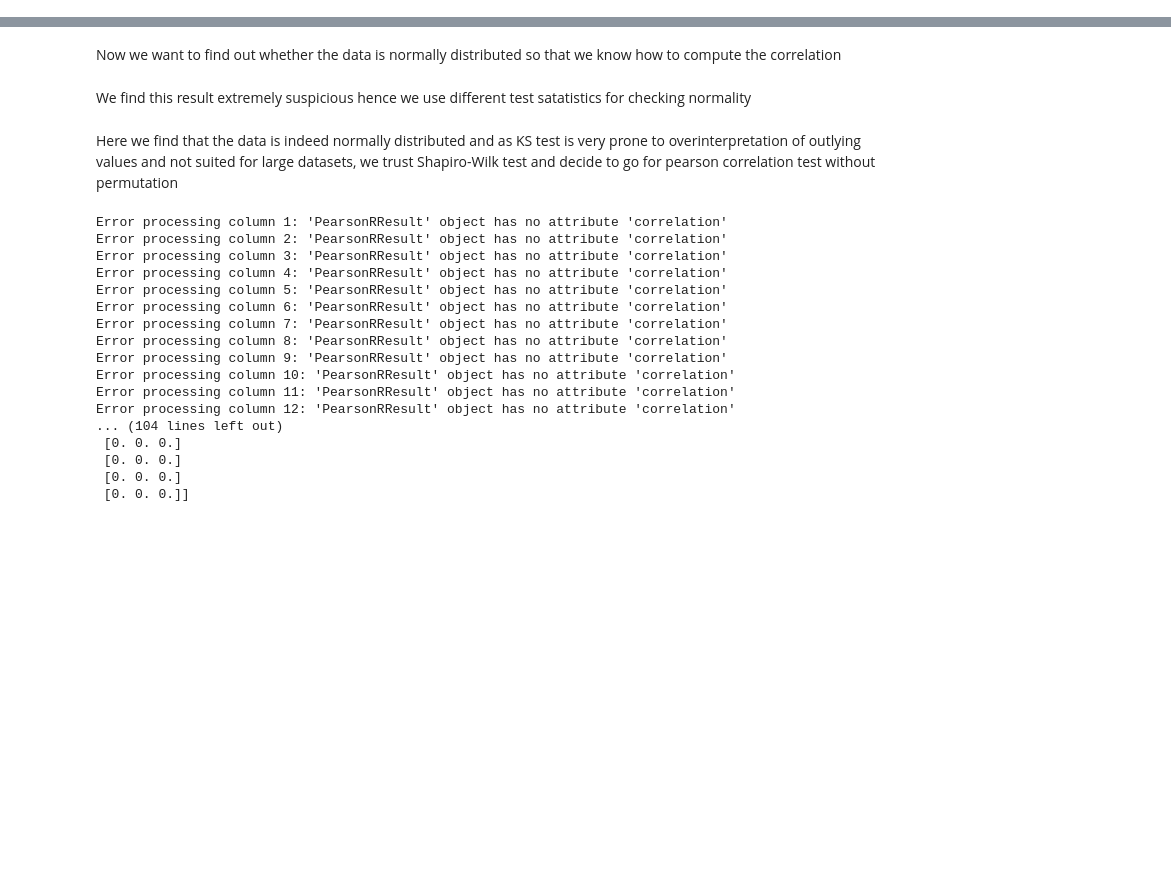
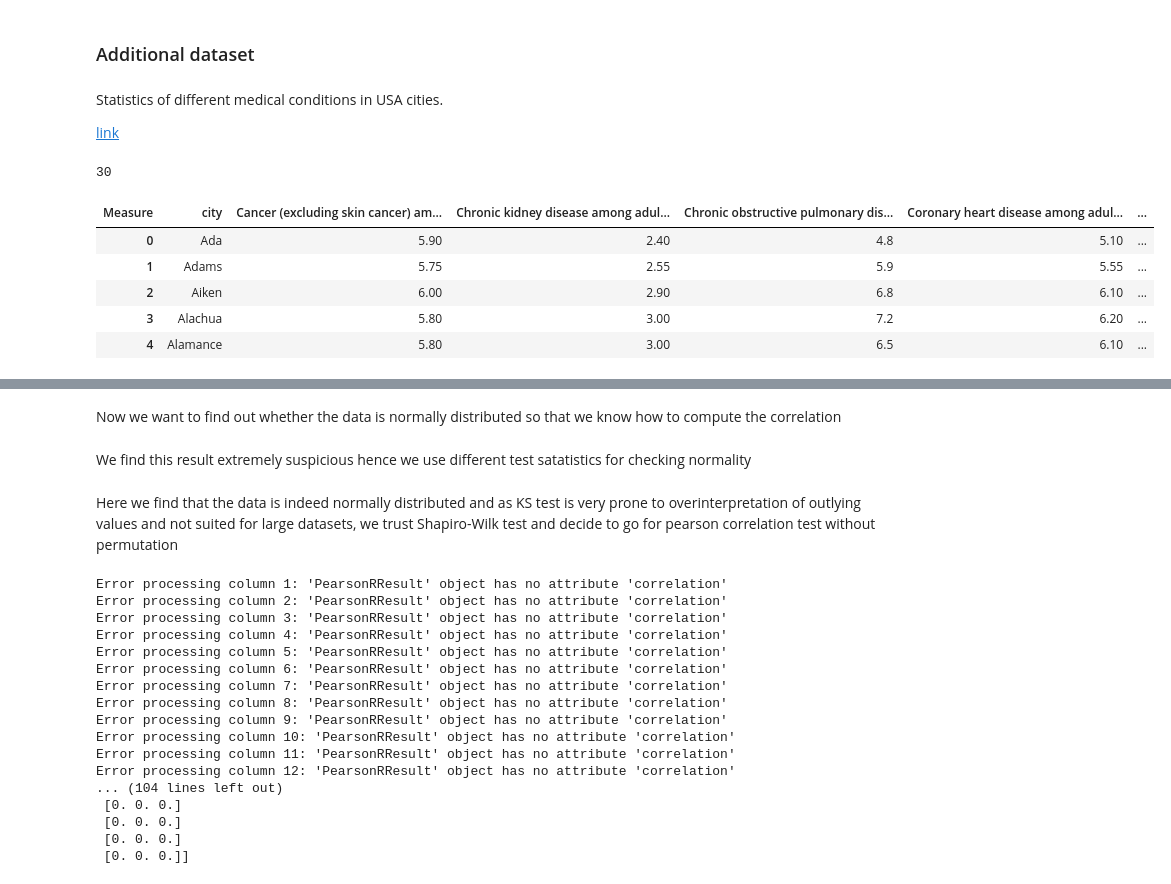
Before and after one commit to filoooooonov/pse-project, a Jupyter notebook: project.ipynb, the cells around one changed output, grey strips where cells are left out. Cells and saved outputs as stored; diff of their text form; code cells hidden in the pictures; blank space fills up the shorter version.

```diff
--- a/project.ipynb
+++ b/project.ipynb
@@ -310,0 +38,80 @@ plt.show()
+# %% [markdown]
+### Additional dataset
+# %% [markdown]
+Statistics of different medical conditions in USA cities.
+
+[link](https://data.cdc.gov/500-Cities-Places/PLACES-Local-Data-for-Better-Health-County-Data-20/duw2-7jbt/about_data)
+# %%
+df = pd.read_csv("PLACES_Local_Data_for_Better_Health_County_Data_2022_release_20250320.csv")
+
+df = df[df["Data_Value_Type"].str.contains("Age", na=False)]
+df = df[df['TotalPopulation'] > 100000]
+
+# Rename the city column
+df = df.rename(columns={"LocationName": "city"})
+
+
+# Drop unnecessary columns
+df = df.drop(['StateAbbr', 'StateDesc', 'DataSource', 'Category', 'LocationID', 'CategoryID', 'DataValueTypeID', 'Geolocation', 'Low_Confidence_Limit', 'High_Confidence_Limit', 'Data_Value_Footnote_Symbol', 'MeasureId', 'Data_Value_Footnote' ], axis=1)
+# First, let's identify the unique cities and measures
+unique_cities = df['city'].unique()
+unique_measures = df['Short_Question_Text'].unique()
+
+# print(f"Number of unique cities: {len(unique_cities)}")
+# print(f"Number of unique measures: {len(unique_measures)}")
+
+
+
+# Create a pivot table with cities as index and measures as columns
+health_df = df.pivot_table(
+    index='city',
+    columns='Measure',
+    values='Data_Value',
+    aggfunc='mean'  # Use mean if there are duplicate entries
+)
+
+population_df = df.groupby('city')['TotalPopulation'].first().reset_index()
+
+# Reset the index to make 'city' a column again
+health_df = health_df.reset_index()
+
+# Drop columns that are not needed for the analysis
+conditionsToDrop = [
+'Current lack of health insurance among adults aged 18-64 years',
+'Cervical cancer screening among adult women aged 21-65 years',
+'Visits to dentist or dental clinic among adults aged >=18 years',
+'Visits to doctor for routine checkup within the past year among adults aged >=18 years',
+'Mammography use among women aged 50-74 years',
+'Cholesterol screening among adults aged >=18 years',
+'Older adult men aged >=65 years who are up to date on a core set of clinical preventive services: Flu shot past year, PPV shot ever, Colorectal cancer screening',
+'Fecal occult blood test, sigmoidoscopy, or colonoscopy among adults aged 50-75 years',
+'Older adult women aged >=65 years who are up to date on a core set of clinical preventive services: Flu shot past year, PPV shot ever, Colorectal cancer screening, and Mammogram past 2 years',
+'All teeth lost among adults aged >=65 years',
+'Arthritis among adults aged >=18 years',
+'Binge drinking among adults aged >=18 years',
+# 'Current smoking among adults aged >=18 years',
+'Diagnosed diabetes among adults aged >=18 years',
+'High cholesterol among adults aged >=18 years who have been screened in the past 5 years',
+'No leisure-time physical activity among adults aged >=18 years',
+'No leisure-time physical activity among adults aged >=18 years',
+'Sleeping less than 7 hours among adults aged >=18 years',
+'Stroke among adults aged >=18 years',
+'Taking medicine for high blood pressure control among adults aged >=18 years with high blood pressure'
+]
+health_df = health_df.drop(conditionsToDrop, axis=1)
+
+# All diseases
+numberOfDiseases = len(list(df['Measure'].unique()))
+print(numberOfDiseases)
+
+
+health_df.head()
+# print(new_df.columns)
+# %% [output]
+30
+| Measure | city | Cancer (excluding skin cancer) am... | Chronic kidney disease among adul... | Chronic obstructive pulmonary dis... | Coronary heart disease among adul... | ... |
+| 0 | Ada | 5.90 | 2.40 | 4.8 | 5.10 | ... |
+| 1 | Adams | 5.75 | 2.55 | 5.9 | 5.55 | ... |
+| 2 | Aiken | 6.00 | 2.90 | 6.8 | 6.10 | ... |
+| 3 | Alachua | 5.80 | 3.00 | 7.2 | 6.20 | ... |
+| 4 | Alamance | 5.80 | 3.00 | 6.5 | 6.10 | ... |
```
Also changed, not shown: parts of 46 cells of this notebook.
